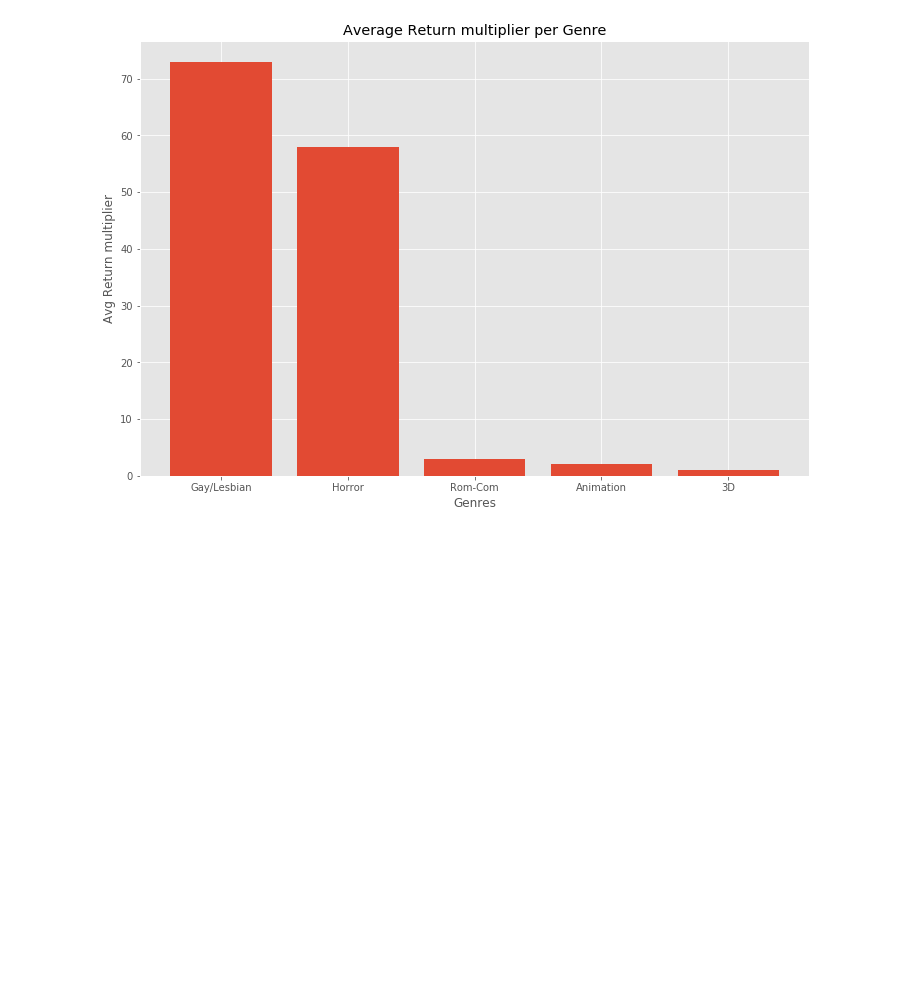
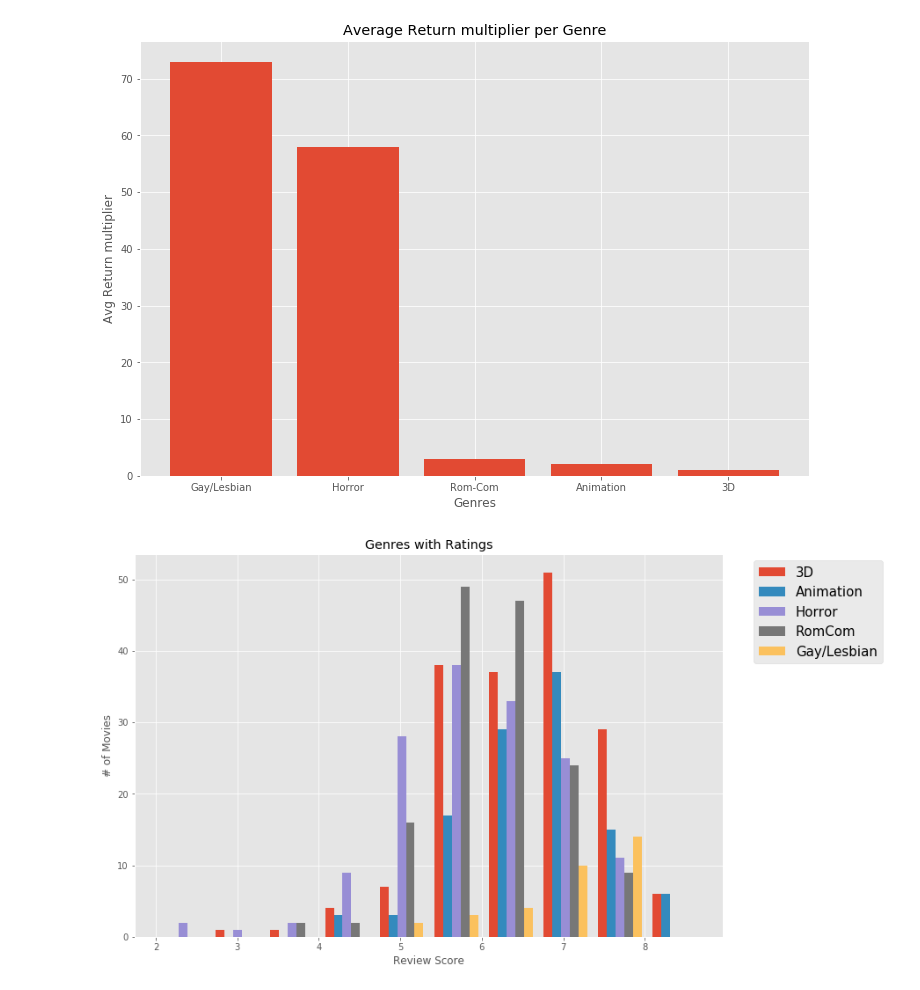
Before and after one commit to jkarma0920/MovieProject1, a Jupyter notebook: Movie_visualizer.ipynb, the cells around one changed output. Drawn from its saved outputs; the diff is of its cells as text; code cells hidden in the pictures; blank space fills up the shorter version.

```diff
--- a/Movie_visualizer.ipynb
+++ b/Movie_visualizer.ipynb
@@ -91,3 +89,31 @@ plt.show()
 # %% [output]
 [('Gay/Lesbian', 73.0), ('Horror', 58.0), ('Rom-Com', 3.0), ('Animation', 2.0), ('3D', 1.0)]
 [figure]
+# %%
+rate_3d = mysql("SELECT ratings, genre FROM Reviews JOIN Genres USING(title) WHERE genre='3D';")
+rate_ani = mysql("SELECT ratings, genre FROM Reviews JOIN Genres USING(title) WHERE genre='Animation';")
+rate_rc = mysql("SELECT ratings, genre FROM Reviews JOIN Genres USING(title) WHERE genre='Rom-Com';")
+rate_hor = mysql("SELECT ratings, genre FROM Reviews JOIN Genres USING(title) WHERE genre='Horror';")
+rate_gl = mysql("SELECT ratings, genre FROM Reviews JOIN Genres USING(title) WHERE genre='Gay/Lesbian';")
+#rate_gl
+# %%
+plt.figure(figsize=(12,8))
+
+
+b = 10
+labels = ['3D', 'Animation', 'Horror', 'RomCom', 'Gay/Lesbian']
+r_3d = [i[0] for i in rate_3d]
+r_an = [i[0] for i in rate_ani]
+r_ho = [i[0] for i in rate_hor]
+r_rc = [i[0] for i in rate_rc]
+r_gl = [i[0] for i in rate_gl]
+xlst = [r_3d, r_an, r_ho, r_rc, r_gl]
+plt.hist(xlst, bins=b, label=labels)
+
+plt.legend(bbox_to_anchor=(1.04,1), loc="upper left", prop={'size': 15})
+plt.title("Genres with Ratings")
+plt.ylabel('# of Movies')
+plt.xlabel('Review Score')
+plt.show()
+# %% [output]
+[figure, added]
```
Also changed, not shown: parts of 8 cells of this notebook, 2 other files.
